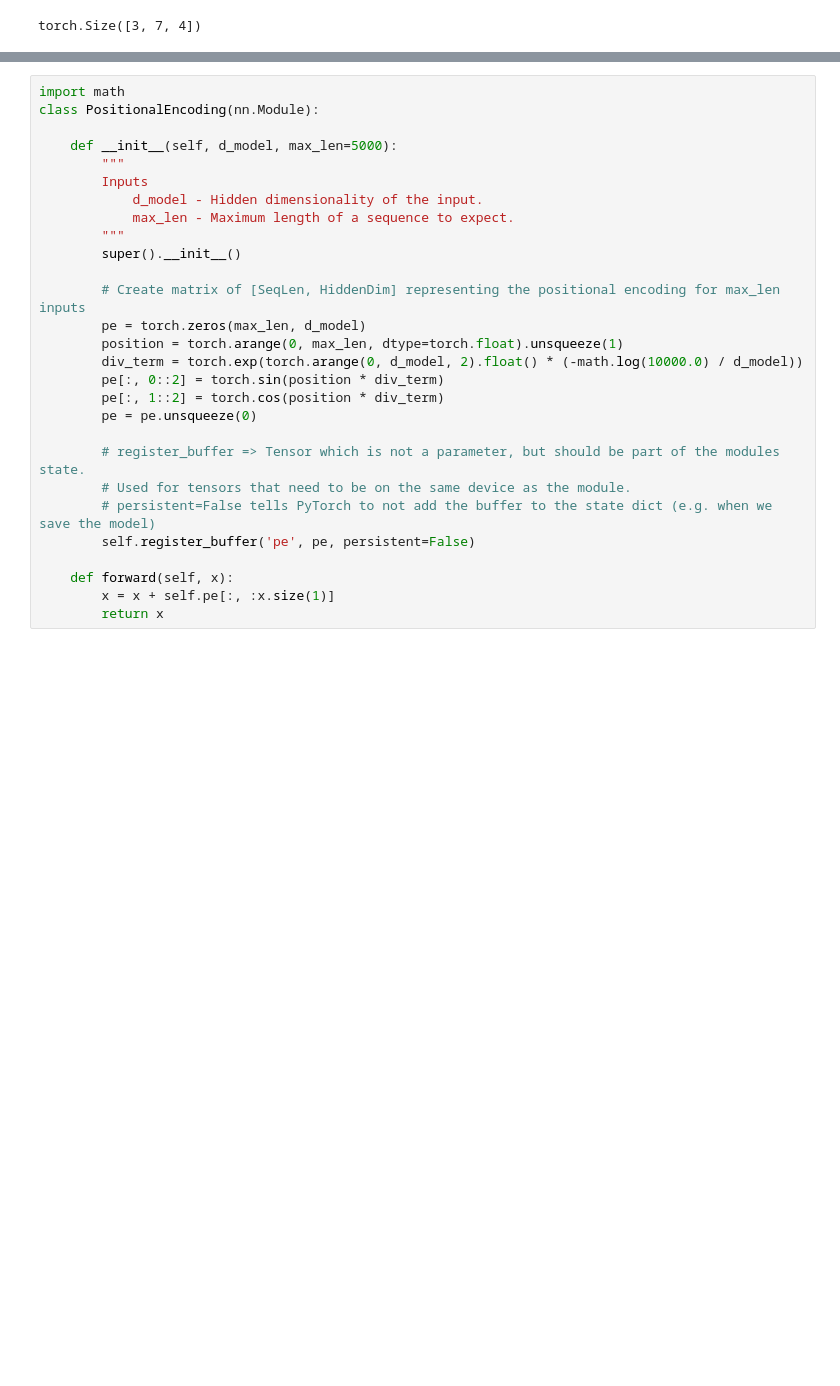
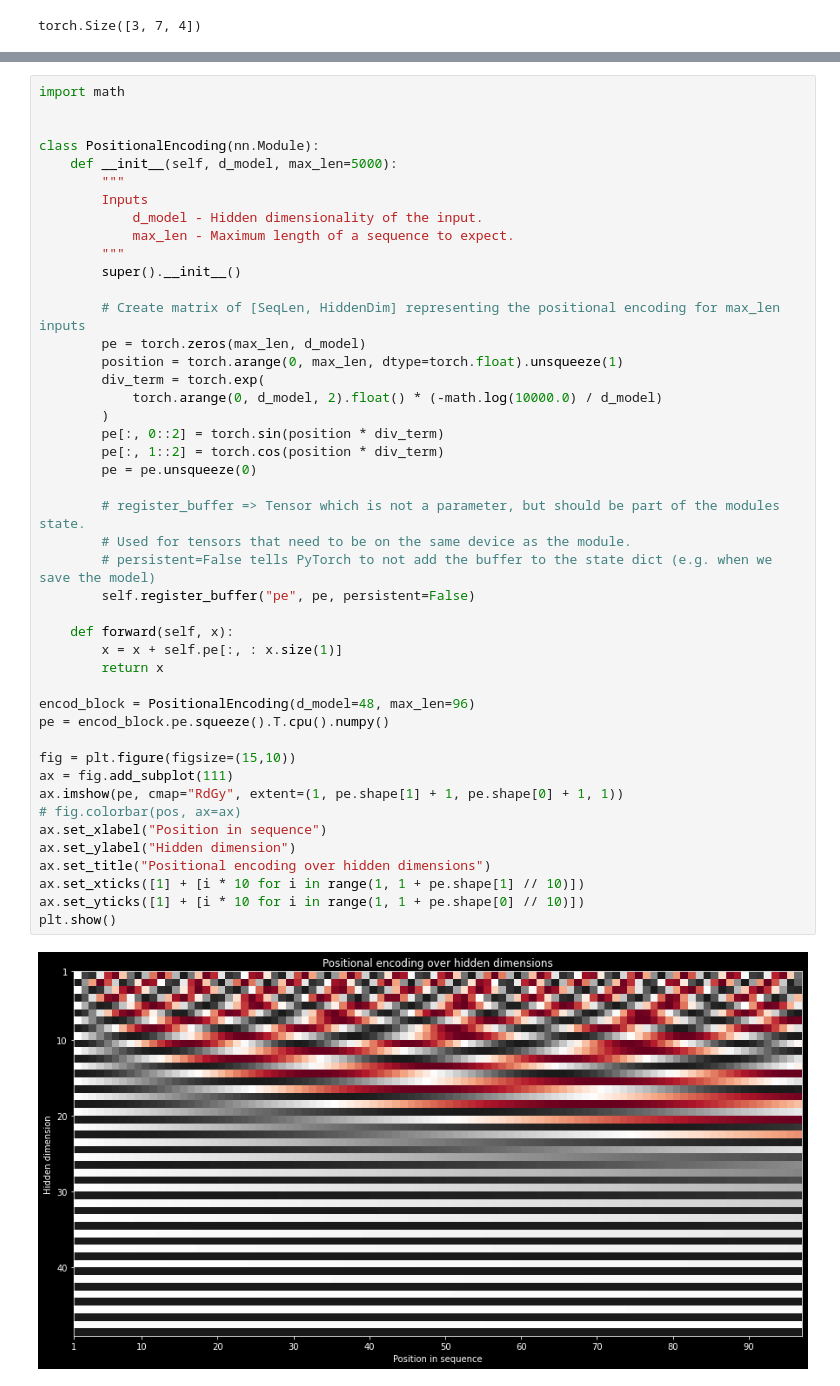
Before and after one commit to raoulg/MADS-MachineLearning-course, a Jupyter notebook: notebooks/5_attention/01_reweighing.ipynb, the cells around one changed output, grey strips where cells are left out. Drawn from its saved outputs; the diff is of its cells as text; blank space fills up the shorter version.

```diff
--- a/notebooks/5_attention/01_reweighing.ipynb
+++ b/notebooks/5_attention/01_reweighing.ipynb
@@ -210,28 +214,47 @@ tensor([[[ 0.2017,  0.1749,  0.2444, -0.1809],
 # %%
 import math
+
+
 class PositionalEncoding(nn.Module):
-
     def __init__(self, d_model, max_len=5000):
         """
         Inputs
             d_model - Hidden dimensionality of the input.
             max_len - Maximum length of a sequence to expect.
         """
         super().__init__()
 
         # Create matrix of [SeqLen, HiddenDim] representing the positional encoding for max_len inputs
         pe = torch.zeros(max_len, d_model)
         position = torch.arange(0, max_len, dtype=torch.float).unsqueeze(1)
-        div_term = torch.exp(torch.arange(0, d_model, 2).float() * (-math.log(10000.0) / d_model))
+        div_term = torch.exp(
+            torch.arange(0, d_model, 2).float() * (-math.log(10000.0) / d_model)
+        )
         pe[:, 0::2] = torch.sin(position * div_term)
         pe[:, 1::2] = torch.cos(position * div_term)
         pe = pe.unsqueeze(0)
 
         # register_buffer => Tensor which is not a parameter, but should be part of the modules state.
         # Used for tensors that need to be on the same device as the module.
         # persistent=False tells PyTorch to not add the buffer to the state dict (e.g. when we save the model)
-        self.register_buffer('pe', pe, persistent=False)
+        self.register_buffer("pe", pe, persistent=False)
 
     def forward(self, x):
-        x = x + self.pe[:, :x.size(1)]
+        x = x + self.pe[:, : x.size(1)]
         return x
+
+encod_block = PositionalEncoding(d_model=48, max_len=96)
+pe = encod_block.pe.squeeze().T.cpu().numpy()
+
+fig = plt.figure(figsize=(15,10))
+ax = fig.add_subplot(111)
+ax.imshow(pe, cmap="RdGy", extent=(1, pe.shape[1] + 1, pe.shape[0] + 1, 1))
+# fig.colorbar(pos, ax=ax)
+ax.set_xlabel("Position in sequence")
+ax.set_ylabel("Hidden dimension")
+ax.set_title("Positional encoding over hidden dimensions")
+ax.set_xticks([1] + [i * 10 for i in range(1, 1 + pe.shape[1] // 10)])
+ax.set_yticks([1] + [i * 10 for i in range(1, 1 + pe.shape[0] // 10)])
+plt.show()
+# %% [output]
+[figure, added]
```
Also changed, not shown: parts of 42 cells of this notebook.
